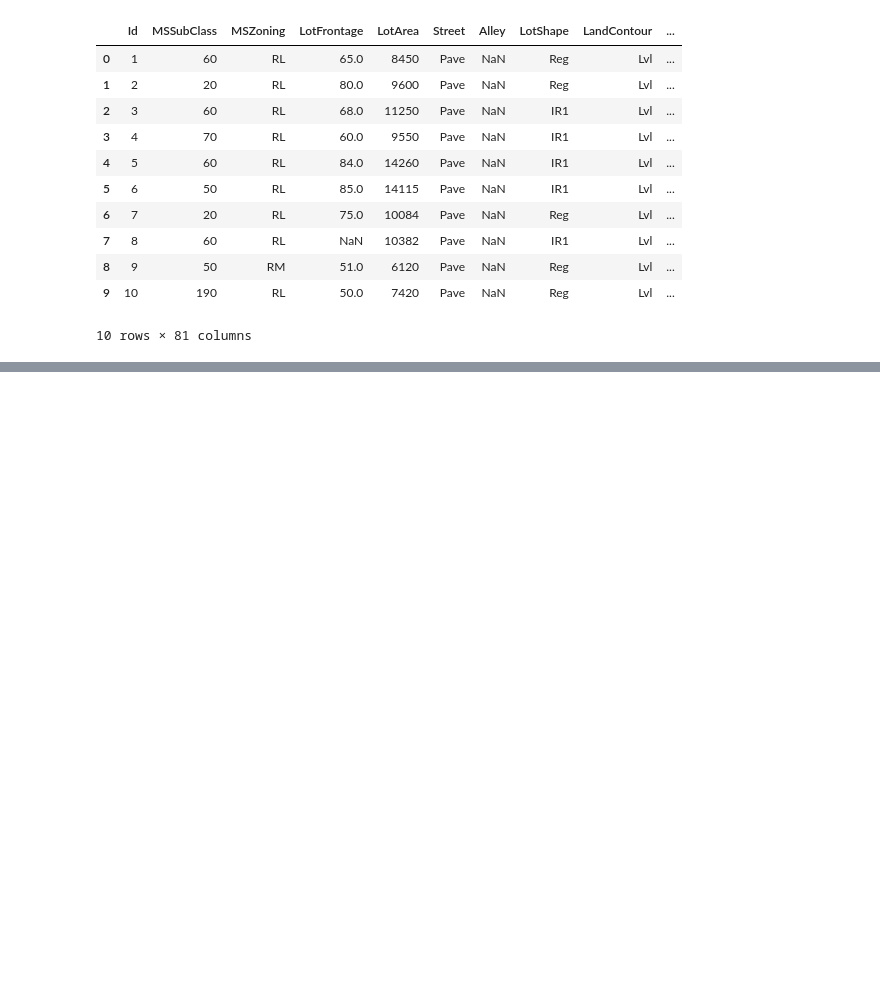
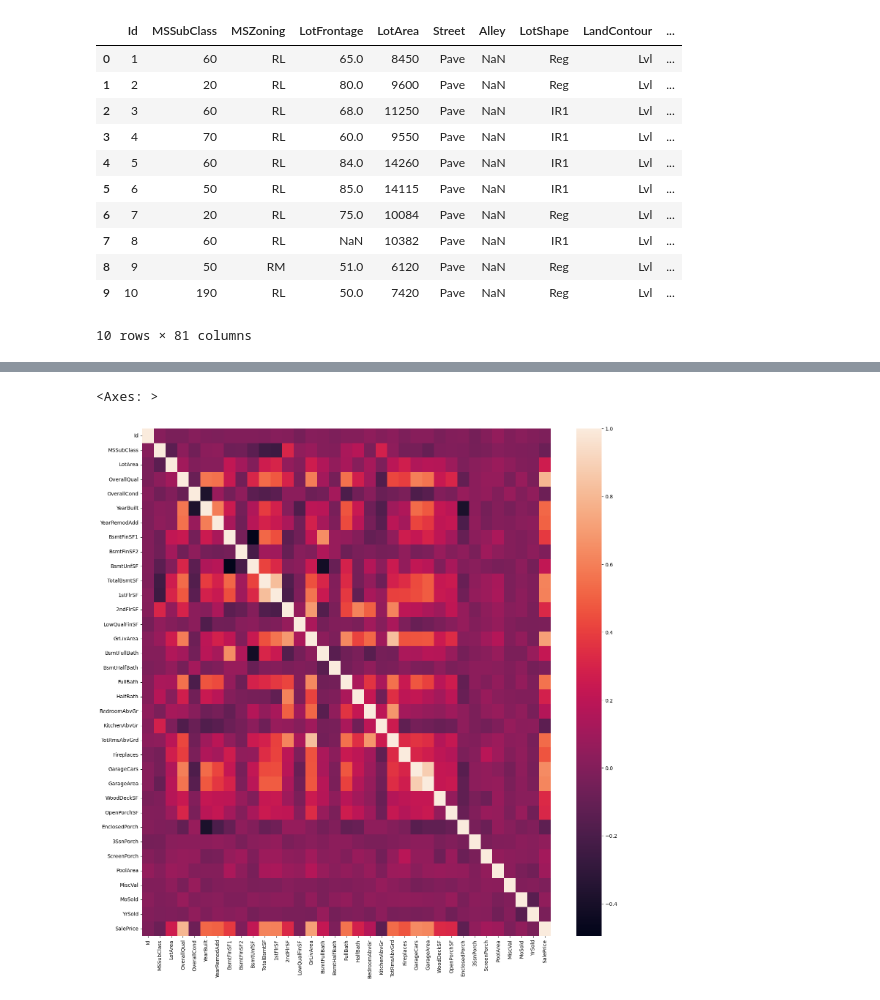
Before and after one commit to GhosTHaise/ml-house-prices-regression, a Jupyter notebook: houseRegression.ipynb, the cells around one changed output, grey strips where cells are left out. Cells and saved outputs as stored; diff of their text form; code cells hidden in the pictures; blank space fills up the shorter version.

```diff
--- a/houseRegression.ipynb
+++ b/houseRegression.ipynb
@@ -20,0 +51,6 @@ train_df.head(10)
+# %%
+plt.figure(figsize=(18,18))
+sns.heatmap(train_df.select_dtypes("int").corr())
+# %% [output]
+<Axes: >
+[figure, added]
```
Also changed, not shown: parts of 7 cells of this notebook.
